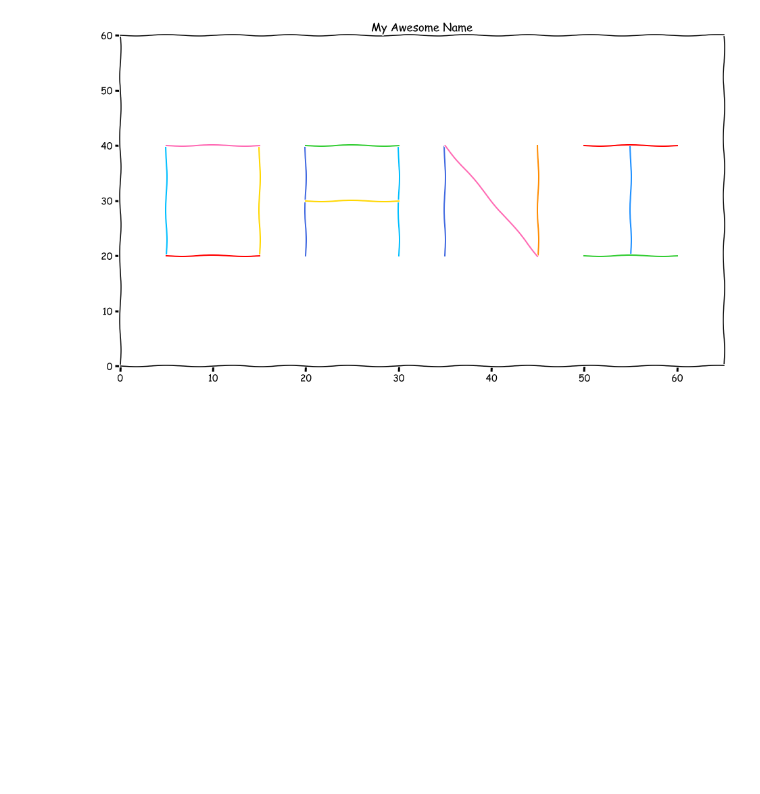
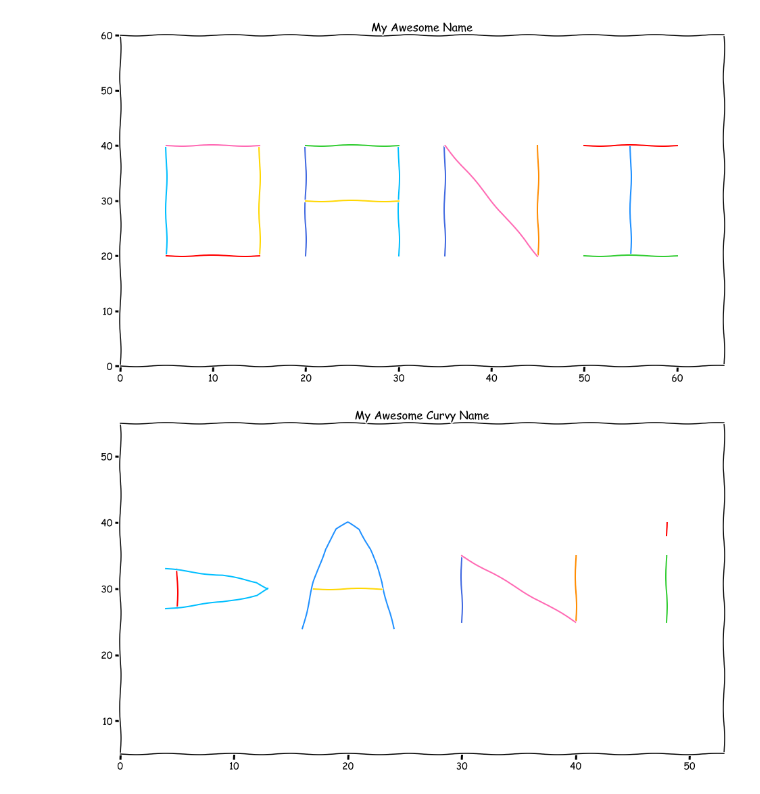
Before and after one commit to dbojado/numpy-pandas-visualization-exercises, a Jupyter notebook: big_o_notation.ipynb, the cells around one changed output. Cells and saved outputs as stored; diff of their text form; code cells hidden in the pictures; blank space fills up the shorter version.

```diff
--- a/big_o_notation.ipynb
+++ b/big_o_notation.ipynb
@@ -151,3 +146,38 @@ plt.show()
 [figure]
 # %%
 #7. Bonus: Use curves for letters in your name that have curves in them.
+# %%
+plt.xkcd()
+plt.figure(figsize = (16,9))
+
+plt.plot([5, 5], [27, 33], c= 'red')
+x_axis=[]
+y_axis=[]
+for y in range(27, 34):
+    x= (-y**2) +60*y - 887
+    x_axis.append(x)
+    y_axis.append(y)
+plt.plot(x_axis,y_axis, c= 'deepskyblue')
+
+x_axis=[]
+y_axis=[]
+for x in range(16, 25):
+    y= (-x**2) + 40*x -360
+    x_axis.append(x)
+    y_axis.append(y)
+plt.plot(x_axis,y_axis, c= 'dodgerblue')
+plt.plot([17, 23], [30, 30], c= 'gold')
+
+plt.plot([30, 30], [25, 35], c= 'royalblue')
+plt.plot([40, 40], [25, 35], c= 'darkorange')
+plt.plot([30, 40], [35, 25], c= 'hotpink')
+
+plt.plot([48, 48], [25, 35], c= 'limegreen')
+plt.plot([48, 48], [38, 40], c= 'red')
+
+plt.title('My Awesome Curvy Name')
+plt.xlim(0, 53)
+plt.ylim(5, 55)
+plt.show()
+# %% [output]
+[figure, added]
```
Also changed, not shown: parts of 2 cells of this notebook.
